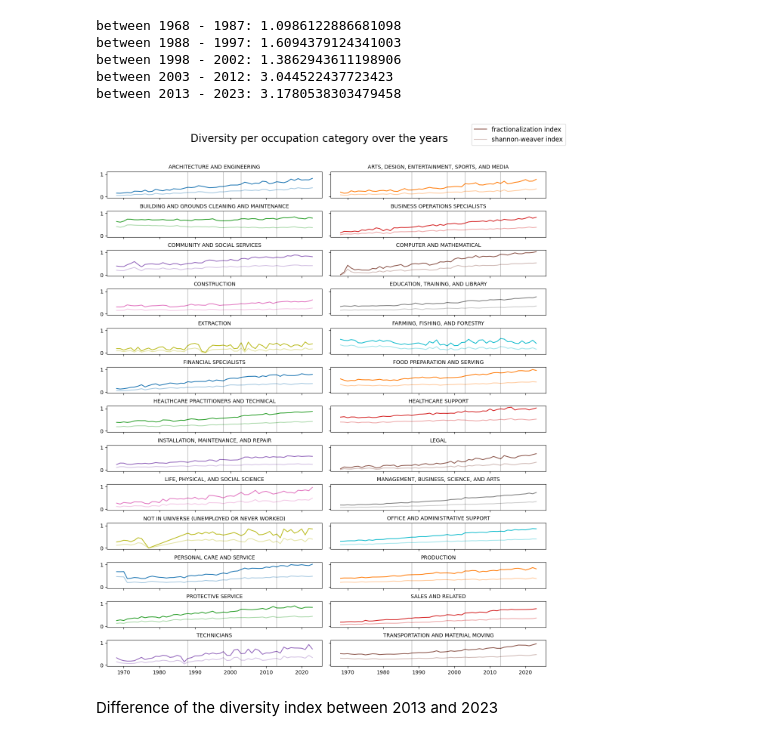
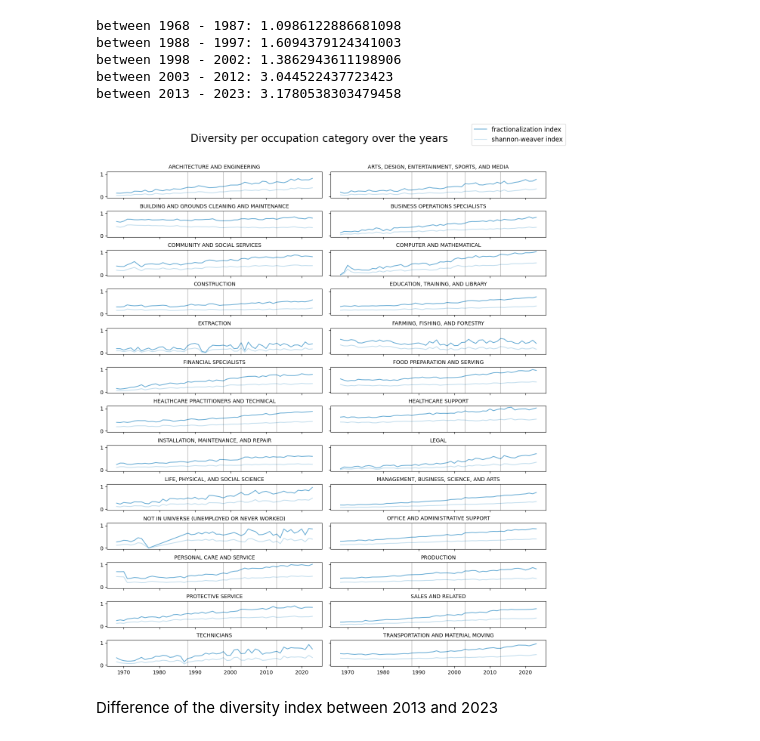
Before and after one commit to JuliaPutz/interdisciplinary_project, a Jupyter notebook: exploration/diversity_measures.ipynb, the cells around one changed output. Cells and saved outputs as stored; diff of their text form; code cells hidden in the pictures.

Commit message:
adjust plot colors

```diff
--- a/exploration/diversity_measures.ipynb
+++ b/exploration/diversity_measures.ipynb
@@ -405,27 +405,25 @@ between 2013 - 2023: 3.1780538303479458
 # %%
 fig, axs = plt.subplots(13,2, figsize=(15, 17), sharex=True, sharey=True)
 axs = list(chain(*axs))
 fig.subplots_adjust(hspace= 0.5, wspace=0.04)
-colors = plt.rcParams["axes.prop_cycle"]()
 
 for (occupation_category, group_df), ax in zip(cat_diversity_overtime.groupby('occ_category'), axs):
 
-    c = next(colors)["color"]
-    ax.plot(group_df['YEAR'], group_df['sw_index'], color=c, label='fractionalization index')
-    ax.plot(group_df['YEAR'], group_df['frac_index'], color=c, alpha=0.4, label='shannon-weaver index')
+    ax.plot(group_df['YEAR'], group_df['sw_index'], color=plt.cm.tab20c.colors[1], label='fractionalization index')
+    ax.plot(group_df['YEAR'], group_df['frac_index'], color=plt.cm.tab20c.colors[1], alpha=0.4, label='shannon-weaver index')
     ax.set_title(occupation_category, fontsize =10)
 
     ax.axvline(x=1988, color='black', alpha=0.2)
     ax.axvline(x=1998, color='black', alpha=0.2)
     ax.axvline(x=2003, color='black', alpha=0.2)
     ax.axvline(x=2013, color='black', alpha=0.2)
 
 fig.legend(*[*zip(*{l:h for h,l in zip(*ax.get_legend_handles_labels())}.items())][::-1], loc =  'upper right', fontsize = 12, bbox_to_anchor=(0.94, 0.96))
 fig.suptitle('Diversity per occupation category over the years',ha='center', fontsize=20, y = 0.94)
 
 plt.savefig(r'../../plots/diversity_overtime_categories.png')
 # %% [output]
-[figure, old version]
+[figure, new version]
 # %% [markdown]
 Difference of the diversity index between 2013 and 2023
 # %%
```
Also changed, not shown: parts of 1 cell of this notebook.
